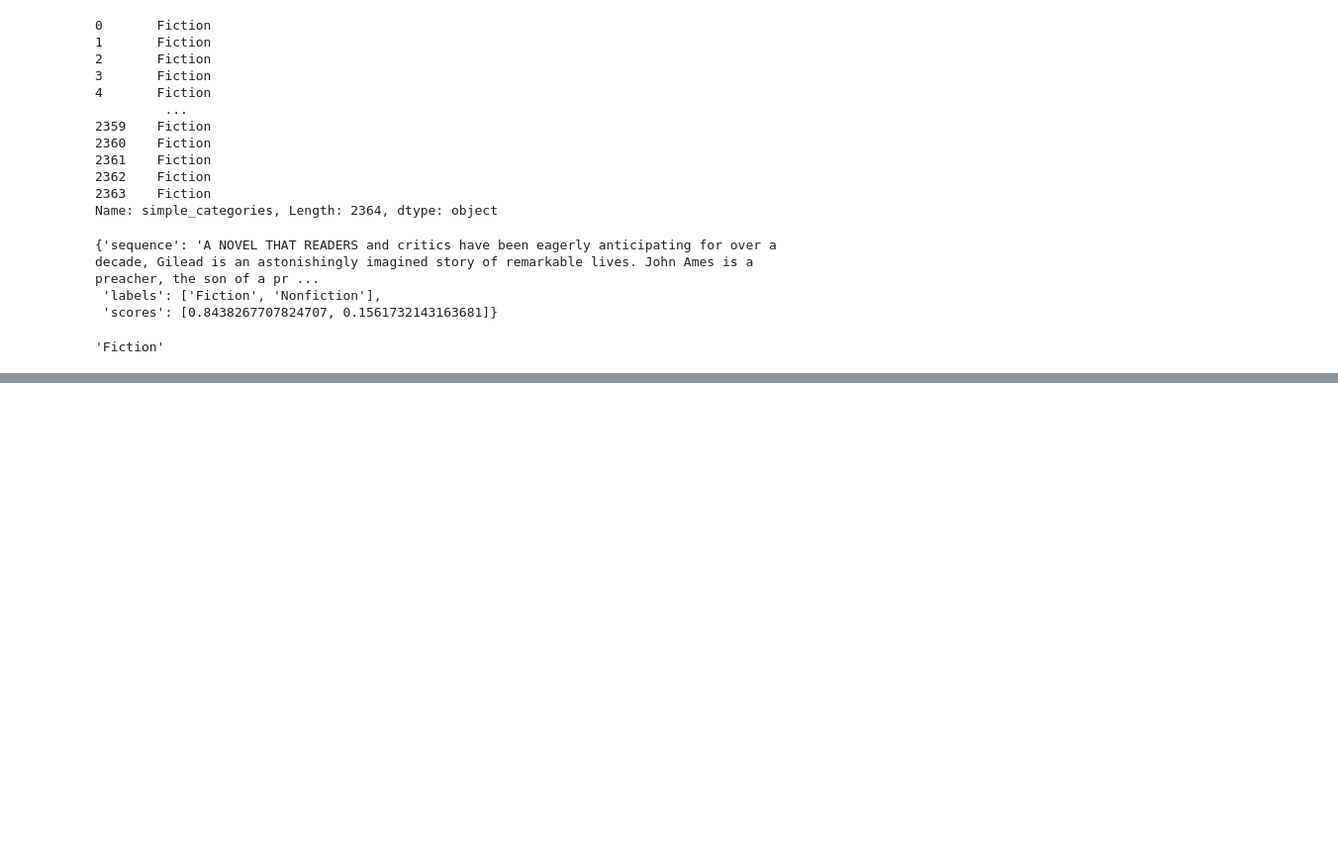
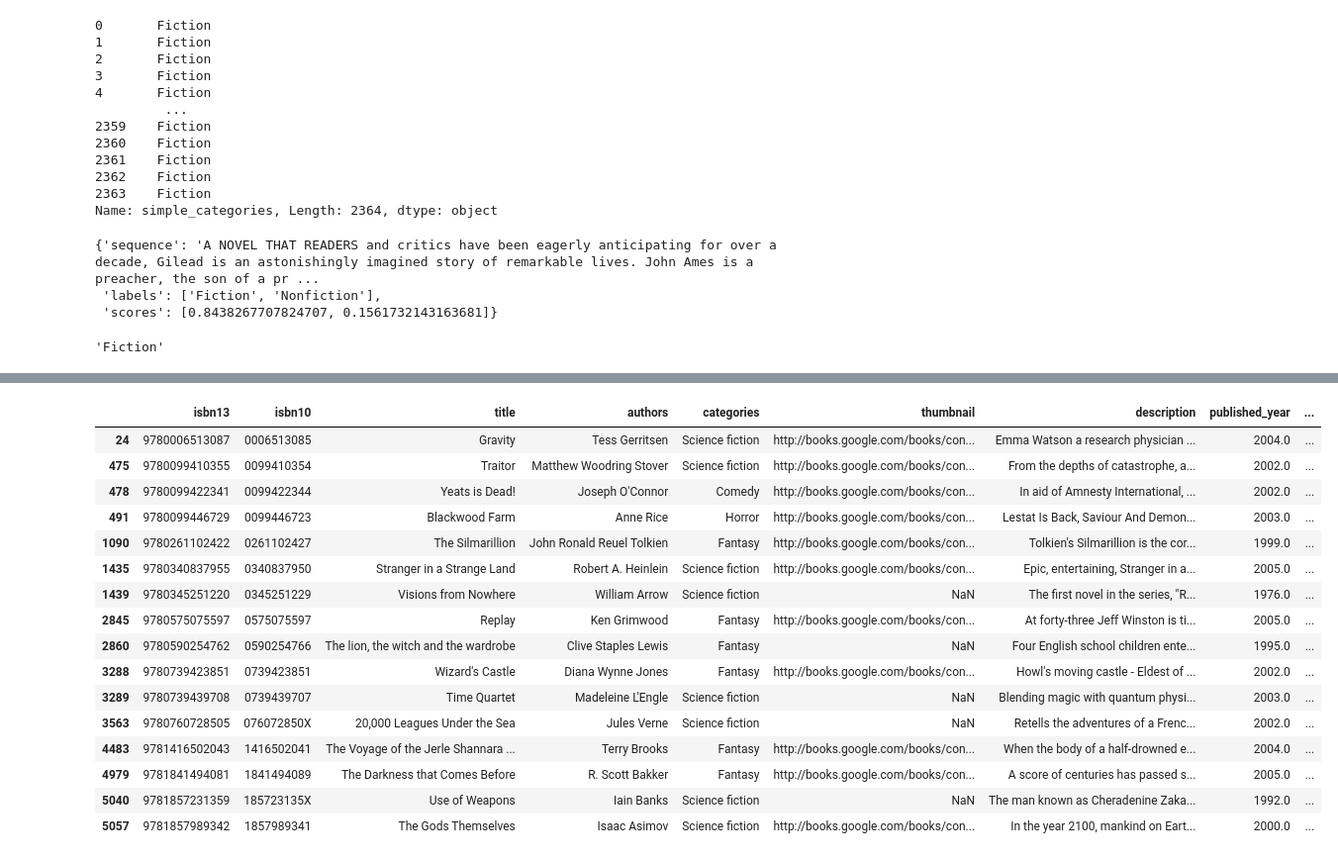
Before and after one commit to DanielMichaelGhaly/Book-Recommendation-System, a Jupyter notebook: Book-Recommender/text_classification.ipynb, the cells around one changed output, grey strips where cells are left out. Shown: that part at 99% size. Saved outputs shown, nothing was run; the diff lists cells and outputs as text; code cells hidden in the pictures; blank space fills up the shorter version.

Commit message:
finished filtering and enhancing the matching of content with categories column

```diff
--- a/Book-Recommender/text_classification.ipynb
+++ b/Book-Recommender/text_classification.ipynb
@@ -138,0 +189,7 @@ max_label
+# %%
+for i in tqdm(range(0, len(missing_catgs))):
+    sequence = missing_catgs["description"][i]
+    predicted_catgs += [generate_prediction(sequence, categories)]
+    isbns += [missing_catgs["isbn13"][i]]
+# %%
+missing_predicted_dataFrame = pd.DataFrame({"isbn13": isbns, "predicted_categories": predicted_catgs})
@@ -138,0 +212,7 @@ max_label
+# %%
+books = pd.merge(books, missing_predicted_dataFrame, on="isbn13", how="left")
+books["simple_categories"] = np.where(books["simple_categories"].isna(), books["predicted_categories_x"], books["simple_categories"])
+
+books = books.drop(columns = ["predicted_categories_x", "predicted_categories_y"])
+# %%
+books = books.drop(columns = ["predicted_categories"])
@@ -138,0 +235,31 @@ max_label
+# %%
+books[books["categories"].str.lower().isin([
+    "romance",
+    "science fiction",
+    "scifi",
+    "fantasy",
+    "horror",
+    "mystery",
+    "thriller",
+    "comedy",
+    "crime",
+    "historical"
+])]
+# %% [output]
+|  | isbn13 | isbn10 | title | authors | categories | thumbnail | description | published_year | ... |
+| 24 | 9780006513087 | 0006513085 | Gravity | Tess Gerritsen | Science fiction | http://books.google.com/books/con... | Emma Watson a research physician ... | 2004.0 | ... |
+| 475 | 9780099410355 | 0099410354 | Traitor | Matthew Woodring Stover | Science fiction | http://books.google.com/books/con... | From the depths of catastrophe, a... | 2002.0 | ... |
+| 478 | 9780099422341 | 0099422344 | Yeats is Dead! | Joseph O'Connor | Comedy | http://books.google.com/books/con... | In aid of Amnesty International, ... | 2002.0 | ... |
+| 491 | 9780099446729 | 0099446723 | Blackwood Farm | Anne Rice | Horror | http://books.google.com/books/con... | Lestat Is Back, Saviour And Demon... | 2003.0 | ... |
+| 1090 | 9780261102422 | 0261102427 | The Silmarillion | John Ronald Reuel Tolkien | Fantasy | http://books.google.com/books/con... | Tolkien's Silmarillion is the cor... | 1999.0 | ... |
+| 1435 | 9780340837955 | 0340837950 | Stranger in a Strange Land | Robert A. Heinlein | Science fiction | http://books.google.com/books/con... | Epic, entertaining, Stranger in a... | 2005.0 | ... |
+| 1439 | 9780345251220 | 0345251229 | Visions from Nowhere | William Arrow | Science fiction | NaN | The first novel in the series, "R... | 1976.0 | ... |
+| 2845 | 9780575075597 | 0575075597 | Replay | Ken Grimwood | Fantasy | http://books.google.com/books/con... | At forty-three Jeff Winston is ti... | 2005.0 | ... |
+| 2860 | 9780590254762 | 0590254766 | The lion, the witch and the wardrobe | Clive Staples Lewis | Fantasy | NaN | Four English school children ente... | 1995.0 | ... |
+| 3288 | 9780739423851 | 0739423851 | Wizard's Castle | Diana Wynne Jones | Fantasy | http://books.google.com/books/con... | Howl's moving castle - Eldest of ... | 2002.0 | ... |
+| 3289 | 9780739439708 | 0739439707 | Time Quartet | Madeleine L'Engle | Science fiction | NaN | Blending magic with quantum physi... | 2003.0 | ... |
+| 3563 | 9780760728505 | 076072850X | 20,000 Leagues Under the Sea | Jules Verne | Science fiction | NaN | Retells the adventures of a Frenc... | 2002.0 | ... |
+| 4483 | 9781416502043 | 1416502041 | The Voyage of the Jerle Shannara ... | Terry Brooks | Fantasy | http://books.google.com/books/con... | When the body of a half-drowned e... | 2004.0 | ... |
+| 4979 | 9781841494081 | 1841494089 | The Darkness that Comes Before | R. Scott Bakker | Fantasy | http://books.google.com/books/con... | A score of centuries has passed s... | 2005.0 | ... |
+| 5040 | 9781857231359 | 185723135X | Use of Weapons | Iain Banks | Science fiction | NaN | The man known as Cheradenine Zaka... | 1992.0 | ... |
+| 5057 | 9781857989342 | 1857989341 | The Gods Themselves | Isaac Asimov | Science fiction | http://books.google.com/books/con... | In the year 2100, mankind on Eart... | 2000.0 | ... |
```
Also changed, not shown: parts of 10 cells of this notebook, 1 other file.
